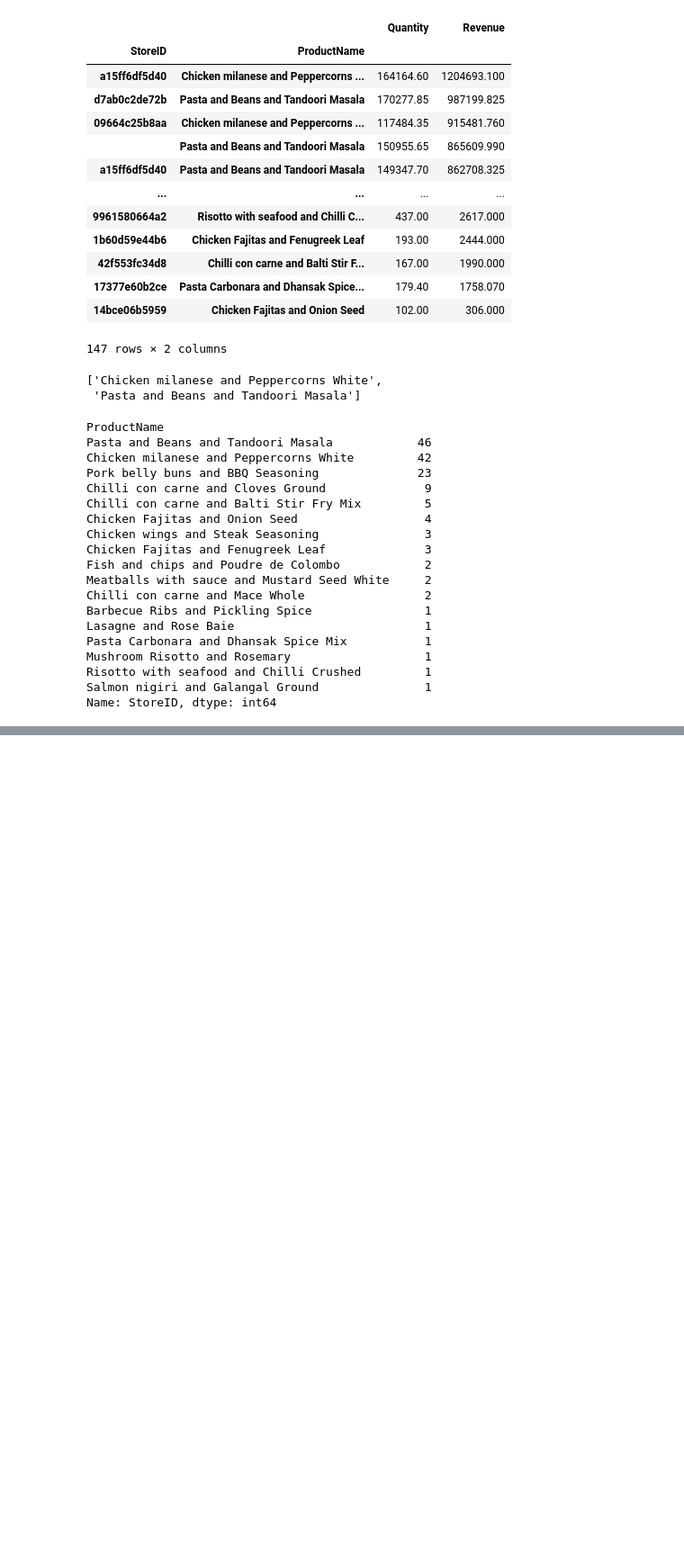
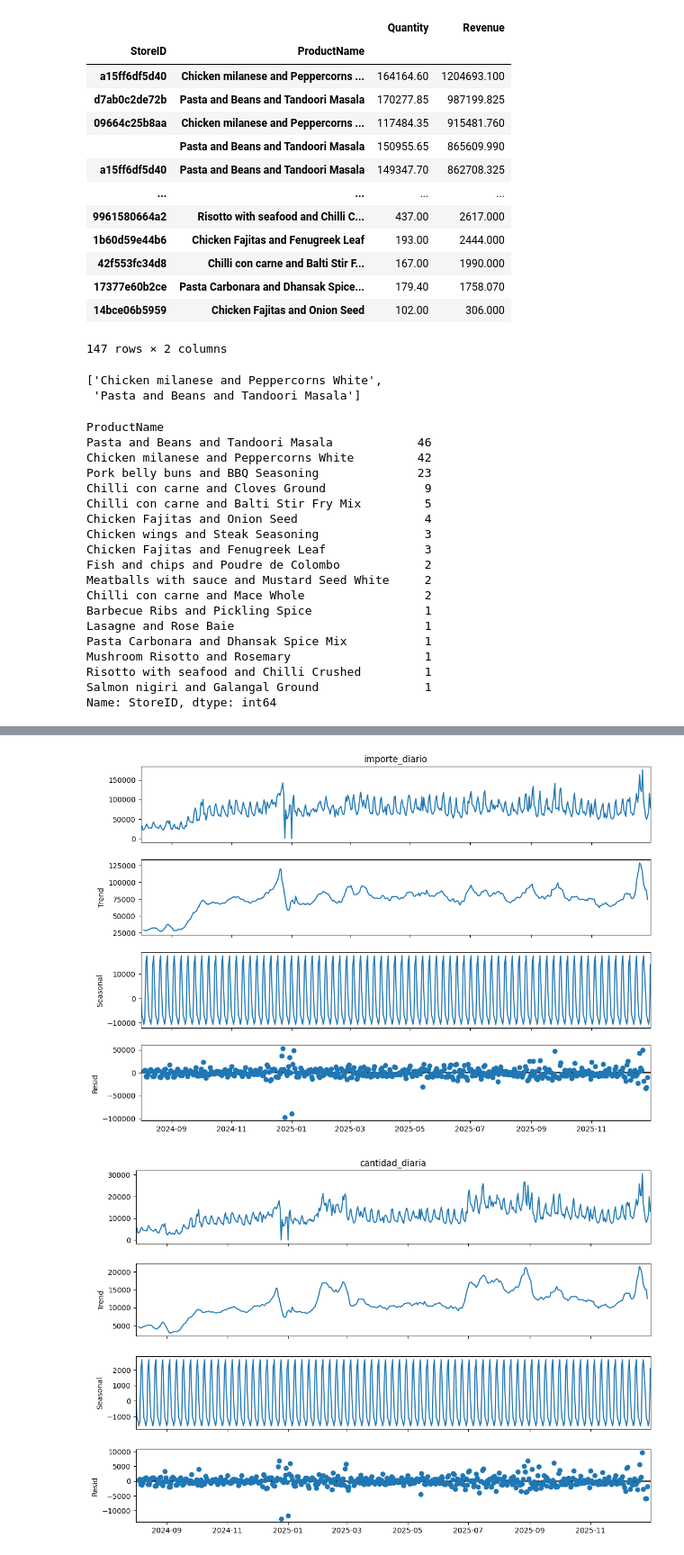
Before and after one commit to diosimar/demand_forcasting_and_promotions, a Jupyter notebook: notebooks/01_EDA.ipynb, the cells around one changed output, grey strips where cells are left out. Shown at 90% size. Cells and saved outputs as stored; diff of their text form; code cells hidden in the pictures; blank space fills up the shorter version.

```diff
--- a/notebooks/01_EDA.ipynb
+++ b/notebooks/01_EDA.ipynb
@@ -297,0 +404,26 @@ Realizar analisis de tendencias  en series temporales,  con el objetivo de descu
+# %%
+# se requeire  reealizar  una descomposición de  las  series
+from  statsmodels.tsa.seasonal import seasonal_decompose
+
+# descomposición para  serie  de importe total monetario
+serie_importe_descomp = seasonal_decompose(media_movil.importe_diario, period=7,model=' additive')
+media_movil['tendencia_importe'] = serie_importe_descomp.trend
+media_movil['estacionalidad_importe'] = serie_importe_descomp.seasonal
+media_movil['residuales_importe'] = serie_importe_descomp.resid
+
+# descomposición para  serie  de cantidad total movendidanetario
+serie_cantidad_descomp = seasonal_decompose(media_movil.cantidad_diaria, period=7,model=' additive')
+media_movil['tendencia_cantidad'] = serie_cantidad_descomp.trend
+media_movil['estacionalidad_cantidad'] = serie_cantidad_descomp.seasonal
+media_movil['residuales_cantidad'] = serie_cantidad_descomp.resid
+
+# visualización de  las  gaficas  de descomposición analitica de las series
+importe_figura = serie_importe_descomp.plot()
+importe_figura.set_size_inches(12,8)
+plt.show()
+cantidad_figura= serie_cantidad_descomp.plot()
+cantidad_figura.set_size_inches(12,8)
+plt.show()
+# %% [output]
+[figure, added]
+[figure, added]
```
Also changed, not shown: parts of 17 cells of this notebook, 1 other file.
